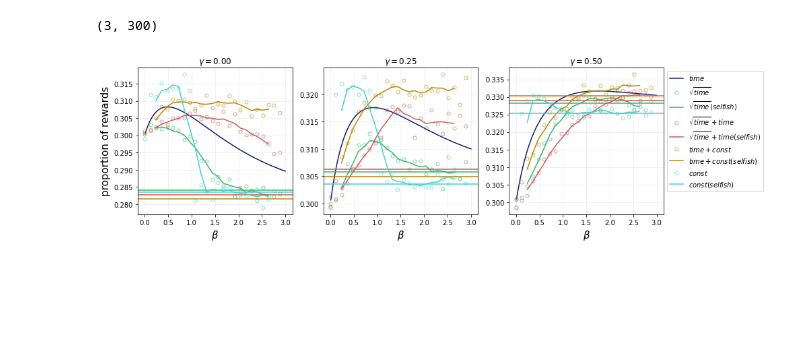
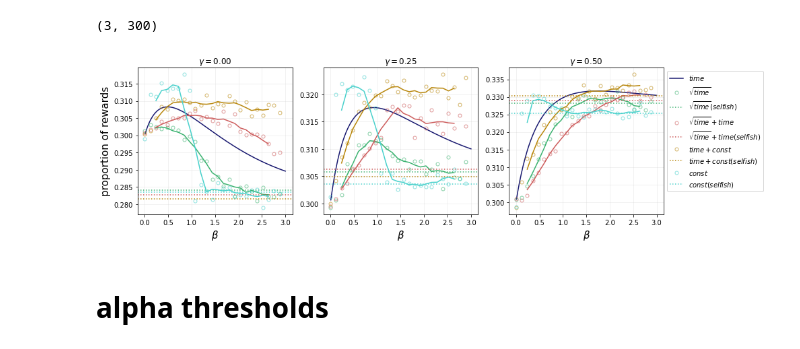
Before and after one commit to michaelneuder/opportunistic-mining, a Jupyter notebook: aug29prep.ipynb, the cells around one changed output. Cells and saved outputs as stored; diff of their text form; code cells hidden in the pictures; blank space fills up the shorter version.

```diff
--- a/aug29prep.ipynb
+++ b/aug29prep.ipynb
@@ -957,35 +957,41 @@ for i in range(3):
     a.plot(betas, theoLIN[i], color='midnightblue', alpha=1, label=r'$time$', linestyle='-')
 
 
     a.plot(simBetas, simSQRT[i], color='mediumseagreen', alpha=0.6, label=r'$\sqrt{time}$', marker='o',
            fillstyle='none', linestyle='none', markersize=5)
-    a.axhline(selfishSQRT[i], color='mediumseagreen', alpha=1, label=r'$\sqrt{time} (selfish)$')
+    a.axhline(selfishSQRT[i], color='mediumseagreen', alpha=1, label=r'$\sqrt{time} (selfish)$',
+              linestyle='dotted')
     a.plot(simBetas[2:-2], rolling_average(simSQRT[i], 5), color='mediumseagreen', alpha=1, linestyle='-')
 
     a.plot(simBetas, simSQRT_LIN[i], color='indianred', alpha=0.6, label=r'$\sqrt{time}+time$', marker='o',
            fillstyle='none', linestyle='none', markersize=5)
-    a.axhline(selfishSQRT_LIN[i], color='indianred', alpha=1, label=r'$\sqrt{time}+time (selfish)$')
+    a.axhline(selfishSQRT_LIN[i], color='indianred', alpha=1, label=r'$\sqrt{time}+time (selfish)$',
+              linestyle='dotted')
     a.plot(simBetas[2:-2], rolling_average(simSQRT_LIN[i], 5), color='indianred', alpha=1, linestyle='-')
 
     a.plot(simBetas, simLIN_CONST[i], color='darkgoldenrod', alpha=0.6, label=r'$time+const$', marker='o',
            fillstyle='none', linestyle='none', markersize=5)
-    a.axhline(selfishLIN_CONST[i], color='darkgoldenrod', alpha=1, label=r'$time+const (selfish)$')
+    a.axhline(selfishLIN_CONST[i], color='darkgoldenrod', alpha=1, label=r'$time+const (selfish)$',
+              linestyle='dotted')
     a.plot(simBetas[2:-2], rolling_average(simLIN_CONST[i], 5), color='darkgoldenrod', alpha=1, linestyle='-')
 
     a.plot(simBetas, simDOUBLE[i], color='mediumturquoise', alpha=0.6, label=r'$const$', marker='o',
            fillstyle='none', linestyle='none', markersize=5)
-    a.axhline(selfishDOUBLE[i], color='mediumturquoise', alpha=1, label=r'$const (selfish)$')
+    a.axhline(selfishDOUBLE[i], color='mediumturquoise', alpha=1, label=r'$const (selfish)$',
+              linestyle='dotted')
     a.plot(simBetas[2:-2], rolling_average(simDOUBLE[i], 5), color='mediumturquoise', alpha=1, linestyle='-')
 
 
     a.set_xlabel(r'$\beta$', size=15)
     a.grid(alpha=0.2)
     a.set_title(r'$\gamma=${:0.2f}'.format(gammas[i]))
 
 axarr[0].set_ylabel(r'proportion of rewards', size=15)
 axarr[2].legend(bbox_to_anchor=(1,1))
 
 plt.savefig('out.png', dpi=400, bbox_inches='tight', facecolor='white')
 plt.show()
 # %% [output]
-[figure, old version]
+[figure, new version]
+# %% [markdown]
+# alpha thresholds
```
Also changed, not shown: parts of 11 cells of this notebook.
